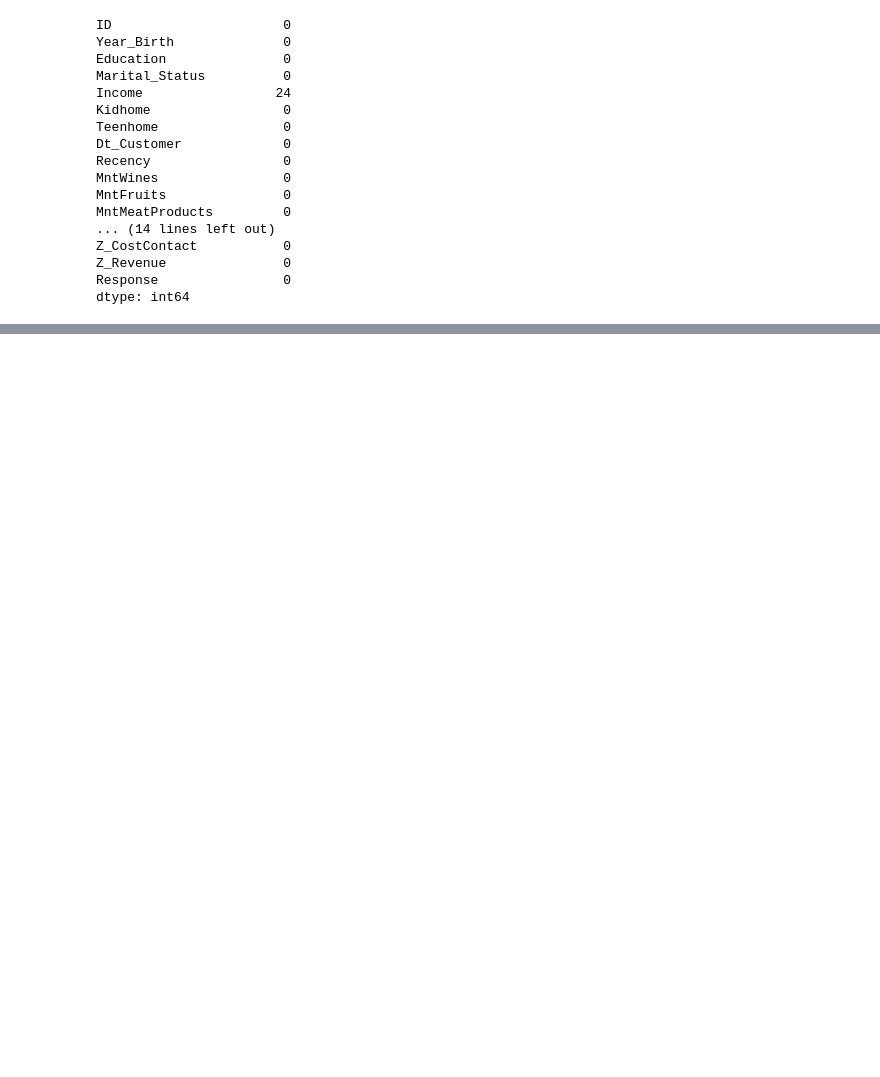
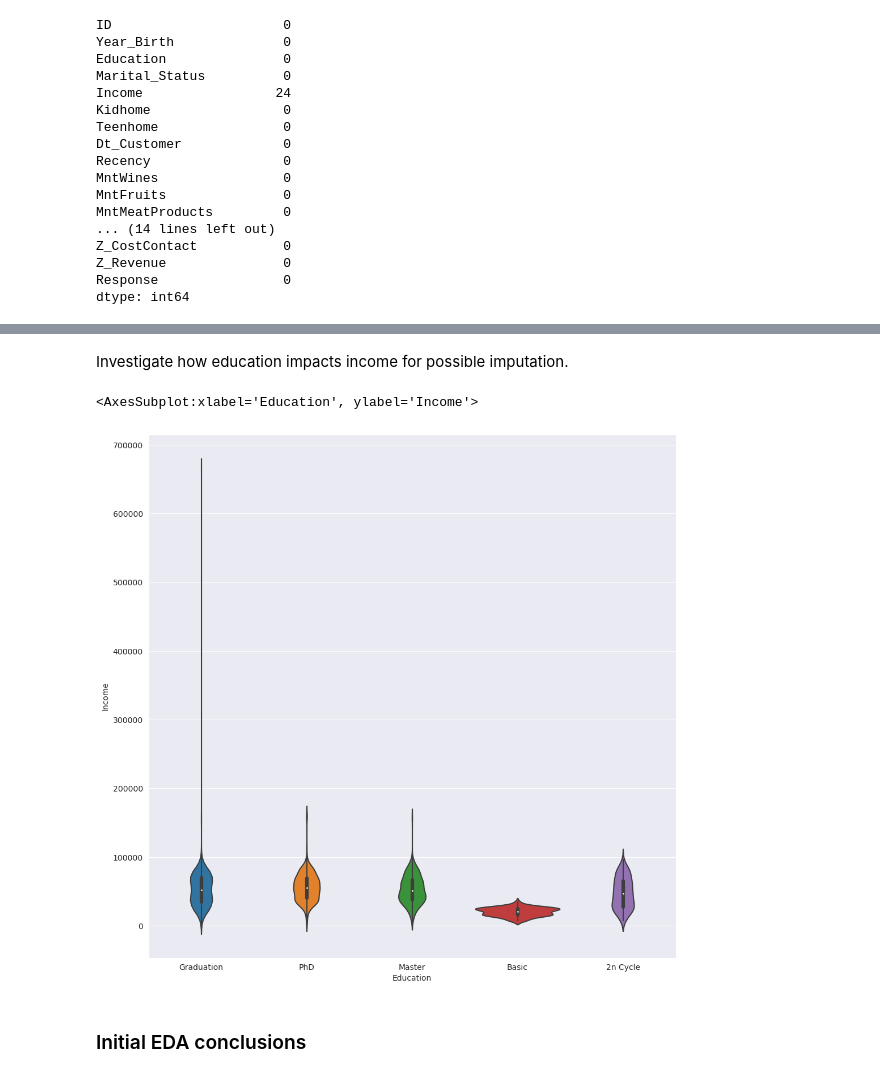
Before and after one commit to r-leeper/Marketing_Customer_Segmentation, a Jupyter notebook: main.ipynb, the cells around one changed output, grey strips where cells are left out. Cells and saved outputs as stored; diff of their text form; code cells hidden in the pictures; blank space fills up the shorter version.

Commit message:
Deeper EDA complete, conclusions writting, feature engineering decicided

```diff
--- a/main.ipynb
+++ b/main.ipynb
@@ -85,0 +161,10 @@ plt.show()
+# %% [markdown]
+Investigate how education impacts income for possible imputation.
+# %%
+plt.figure(figsize=(12,12))
+sns.violinplot(data=df, x="Education", y="Income")
+# %% [output]
+<AxesSubplot:xlabel='Education', ylabel='Income'>
+[figure, added]
+# %% [markdown]
+### Initial EDA conclusions
```
Also changed, not shown: parts of 11 cells of this notebook.
